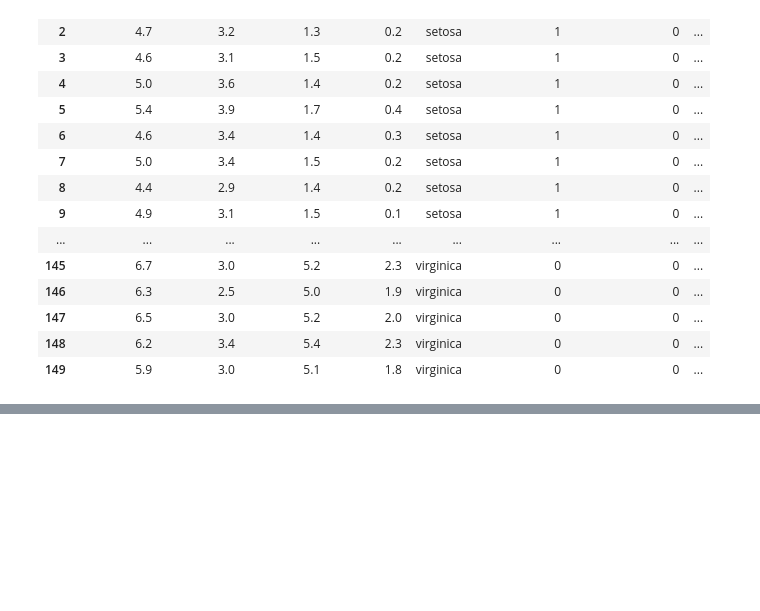
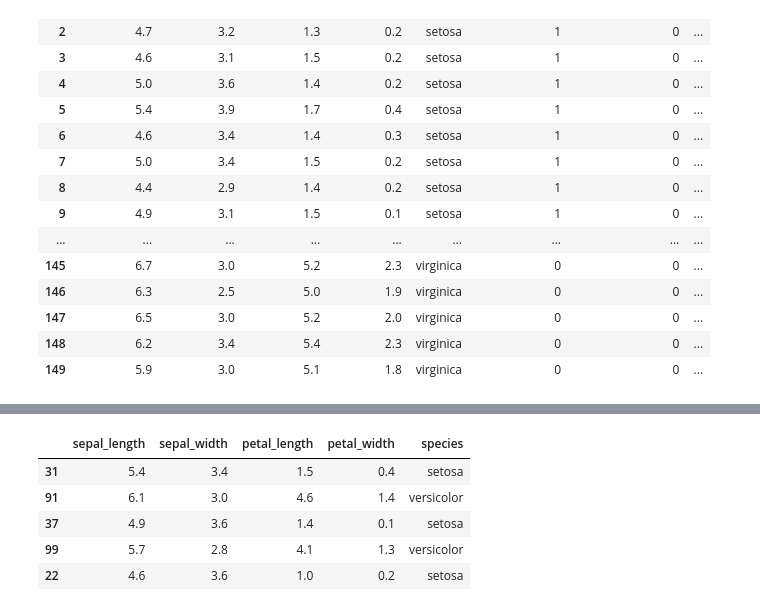
Before and after one commit to Sam-keeler/classification-exercises, a Jupyter notebook: classification_exercises.ipynb, the cells around one changed output, grey strips where cells are left out. Drawn from its saved outputs; the diff is of its cells as text; code cells hidden in the pictures; blank space fills up the shorter version.

```diff
--- a/classification_exercises.ipynb
+++ b/classification_exercises.ipynb
@@ -409,0 +398,9 @@ validate
+# %%
+train.head(5)
+# %% [output]
+|  | sepal_length | sepal_width | petal_length | petal_width | species |
+| 31 | 5.4 | 3.4 | 1.5 | 0.4 | setosa |
+| 91 | 6.1 | 3.0 | 4.6 | 1.4 | versicolor |
+| 37 | 4.9 | 3.6 | 1.4 | 0.1 | setosa |
+| 99 | 5.7 | 2.8 | 4.1 | 1.3 | versicolor |
+| 22 | 4.6 | 3.6 | 1.0 | 0.2 | setosa |
```
Also changed, not shown: parts of 10 cells of this notebook.
